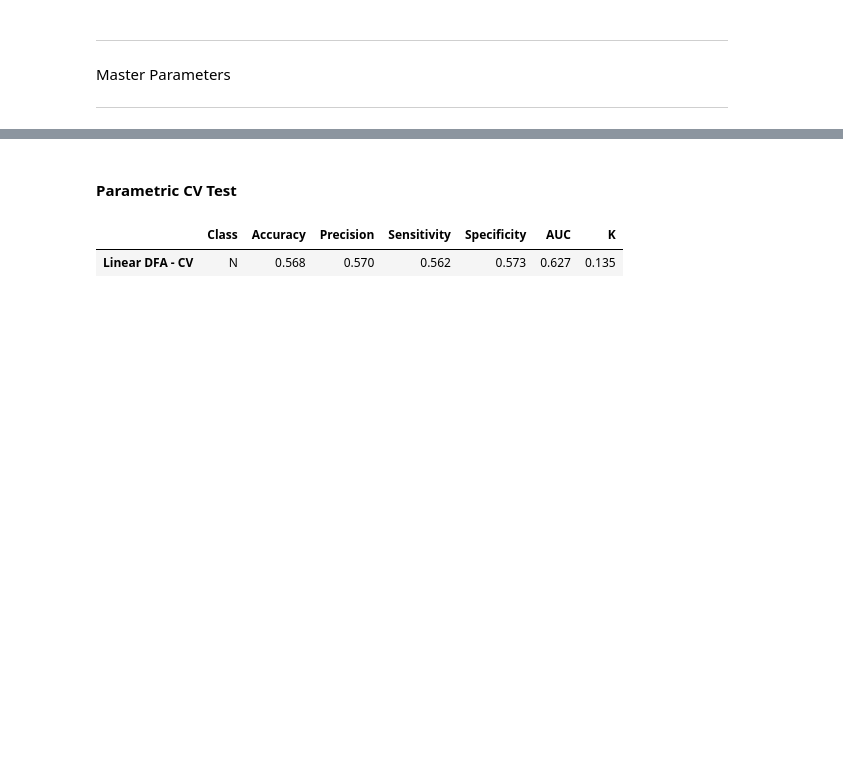
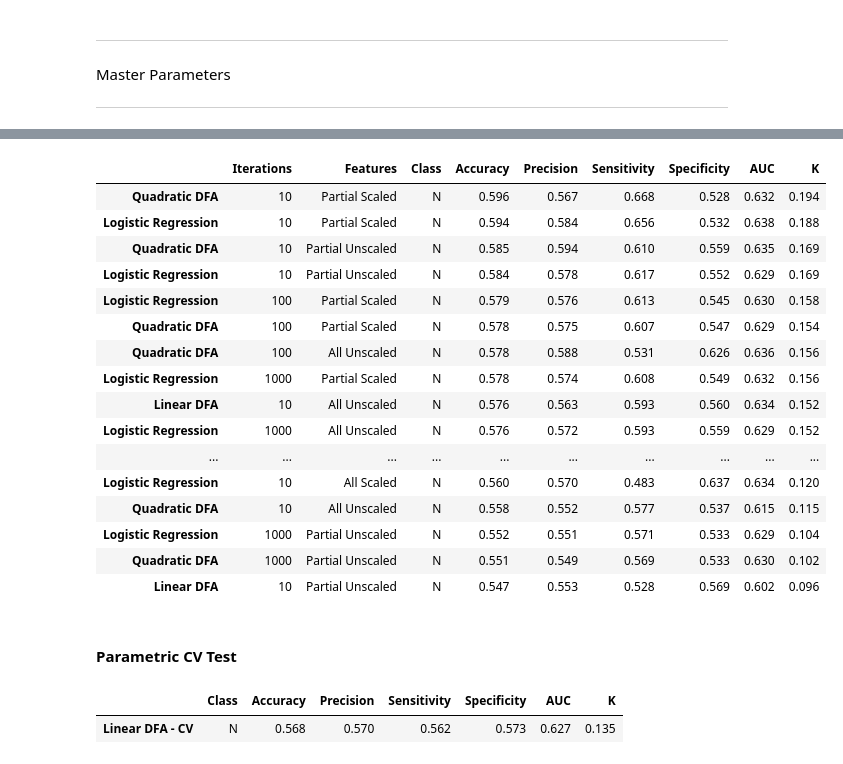
Before and after one commit to carl-schick-ds/rails, a Jupyter notebook: rails.ipynb, the cells around one changed output, grey strips where cells are left out. Drawn from its saved outputs; the diff is of its cells as text; code cells hidden in the pictures; blank space fills up the shorter version.

```diff
--- a/rails.ipynb
+++ b/rails.ipynb
@@ -378,3 +361,42 @@ for index, model_name in enumerate(model_results.index):
+# %%
+run_results = []
+run_results.append(test_parameter_models(X_all, y, iterations=10, partial=False, scaled=False, display_results=False))
+run_results.append(test_parameter_models(X_all, y, iterations=100, partial=False, scaled=False, display_results=False))
+run_results.append(test_parameter_models(X_all, y, iterations=1000, partial=False, scaled=False, display_results=False))
+
+run_results.append(test_parameter_models(X_partial, y, iterations=10, partial=True, scaled=False, display_results=False))
+run_results.append(test_parameter_models(X_partial, y, iterations=100, partial=True, scaled=False, display_results=False))
+run_results.append(test_parameter_models(X_partial, y, iterations=1000, partial=True, scaled=False, display_results=False))
+
+run_results.append(test_parameter_models(X_all_scaled, y, iterations=10, partial=False, scaled=True, display_results=False))
+run_results.append(test_parameter_models(X_all_scaled, y, iterations=100, partial=False, scaled=True, display_results=False))
+run_results.append(test_parameter_models(X_all_scaled, y, iterations=1000, partial=False, scaled=True, display_results=False))
+
+run_results.append(test_parameter_models(X_partial_scaled, y, iterations=10, partial=True, scaled=True, display_results=False))
+run_results.append(test_parameter_models(X_partial_scaled, y, iterations=100, partial=True, scaled=True, display_results=False))
+run_results.append(test_parameter_models(X_partial_scaled, y, iterations=1000, partial=True, scaled=True, display_results=False))
+
+all_results = pd.concat(run_results)
+all_results.sort_values(by='Accuracy', ascending=False, inplace=True)
+display(all_results)
+# %% [output]
+|  | Iterations | Features | Class | Accuracy | Precision | Sensitivity | Specificity | AUC | K |
+| Quadratic DFA | 10 | Partial Scaled | N | 0.596 | 0.567 | 0.668 | 0.528 | 0.632 | 0.194 |
+| Logistic Regression | 10 | Partial Scaled | N | 0.594 | 0.584 | 0.656 | 0.532 | 0.638 | 0.188 |
+| Quadratic DFA | 10 | Partial Unscaled | N | 0.585 | 0.594 | 0.610 | 0.559 | 0.635 | 0.169 |
+| Logistic Regression | 10 | Partial Unscaled | N | 0.584 | 0.578 | 0.617 | 0.552 | 0.629 | 0.169 |
+| Logistic Regression | 100 | Partial Scaled | N | 0.579 | 0.576 | 0.613 | 0.545 | 0.630 | 0.158 |
+| Quadratic DFA | 100 | Partial Scaled | N | 0.578 | 0.575 | 0.607 | 0.547 | 0.629 | 0.154 |
+| Quadratic DFA | 100 | All Unscaled | N | 0.578 | 0.588 | 0.531 | 0.626 | 0.636 | 0.156 |
+| Logistic Regression | 1000 | Partial Scaled | N | 0.578 | 0.574 | 0.608 | 0.549 | 0.632 | 0.156 |
+| Linear DFA | 10 | All Unscaled | N | 0.576 | 0.563 | 0.593 | 0.560 | 0.634 | 0.152 |
+| Logistic Regression | 1000 | All Unscaled | N | 0.576 | 0.572 | 0.593 | 0.559 | 0.629 | 0.152 |
+| ... | ... | ... | ... | ... | ... | ... | ... | ... | ... |
+| Logistic Regression | 10 | All Scaled | N | 0.560 | 0.570 | 0.483 | 0.637 | 0.634 | 0.120 |
+| Quadratic DFA | 10 | All Unscaled | N | 0.558 | 0.552 | 0.577 | 0.537 | 0.615 | 0.115 |
+| Logistic Regression | 1000 | Partial Unscaled | N | 0.552 | 0.551 | 0.571 | 0.533 | 0.629 | 0.104 |
+| Quadratic DFA | 1000 | Partial Unscaled | N | 0.551 | 0.549 | 0.569 | 0.533 | 0.630 | 0.102 |
+| Linear DFA | 10 | Partial Unscaled | N | 0.547 | 0.553 | 0.528 | 0.569 | 0.602 | 0.096 |
 # %% [markdown]
 #### Parametric CV Test
 # %%
```
Also changed, not shown: parts of 17 cells of this notebook.
